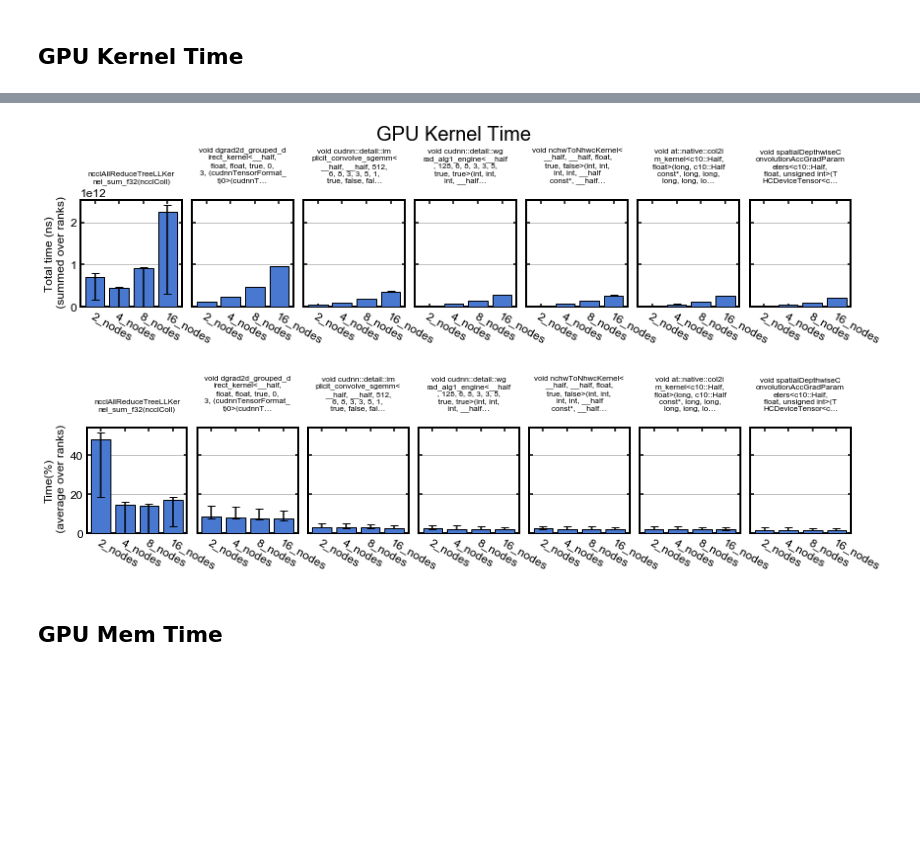
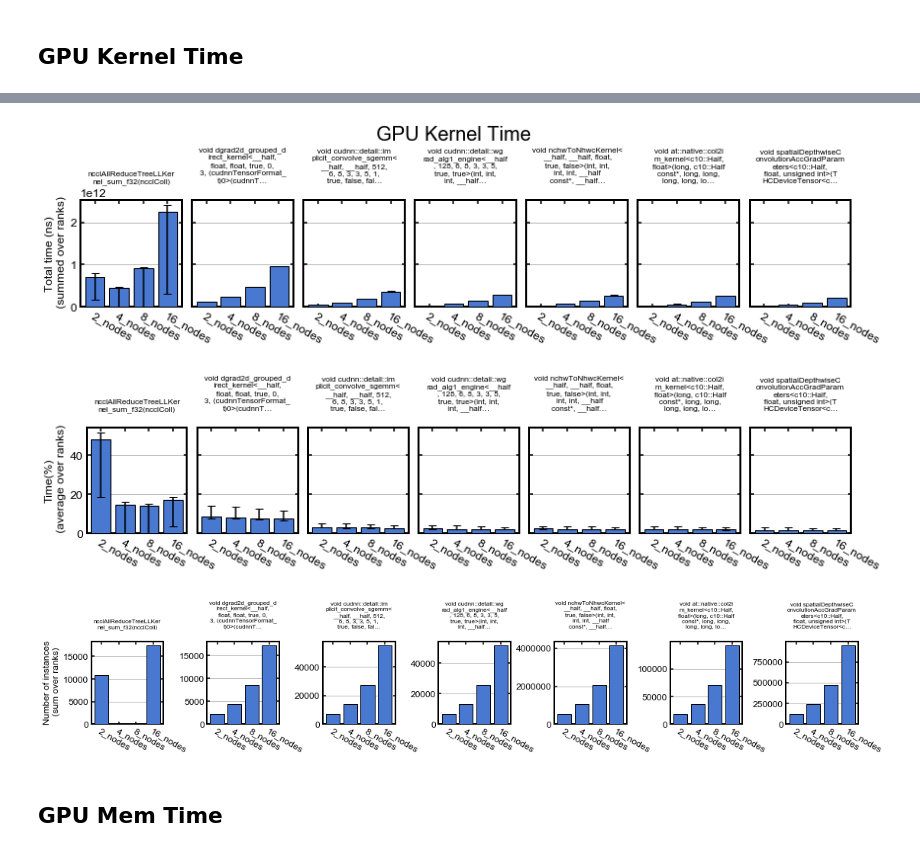
Before and after one commit to mrowan137/ml-performance-benchmark, a Jupyter notebook: deepcam/summit/analysis/plot_routines_vs_nodes.ipynb, the cells around one changed output, grey strips where cells are left out. Cells and saved outputs as stored; diff of their text form; code cells hidden in the pictures; blank space fills up the shorter version.

```diff
--- a/deepcam/summit/analysis/plot_routines_vs_nodes.ipynb
+++ b/deepcam/summit/analysis/plot_routines_vs_nodes.ipynb
@@ -102,36 +117,63 @@ for i, routine in enumerate(expensiveRoutines):
     if i==0: plt.ylabel('Total time (ns)\n (summed over ranks)')
 
 fig.subplots_adjust(wspace=0.1)
-plt.savefig('figs/GPU_Kernel_Time_ns.png', dpi=150, bbox_inches='tight')
+plt.savefig('figs/GPU_Kernel_Time_ns_2node_expensive.png', dpi=150, bbox_inches='tight')
 
 # Compare % times
 fig, axs = plt.subplots(nrows=1, ncols=nRoutines, sharey=True, figsize=(14, 2.))
 for i, routine in enumerate(expensiveRoutines):
     expensiveRoutineTimesSum = [ np.array( [np.array(d[nodes][r]['gpukernsum'].loc[d[nodes][r]['gpukernsum']['Name'] == routine]['Time(%)'])
                                              for r in d[nodes].keys()] ).mean() for nodes in all_nodes]
     expensiveRoutineTimesMin = [ np.array( [np.array(d[nodes][r]['gpukernsum'].loc[d[nodes][r]['gpukernsum']['Name'] == routine]['Time(%)'])
                                              for r in d[nodes].keys()] ).min() for nodes in all_nodes]
     expensiveRoutineTimesMax = [ np.array( [np.array(d[nodes][r]['gpukernsum'].loc[d[nodes][r]['gpukernsum']['Name'] == routine]['Time(%)'])
                                              for r in d[nodes].keys()] ).max() for nodes in all_nodes]
     yerrs = np.array([err for err in zip(np.array(expensiveRoutineTimesSum) - np.array(expensiveRoutineTimesMin),
                                          np.array(expensiveRoutineTimesMax) - np.array(expensiveRoutineTimesSum))]).T
 
     plt.sca(axs.flatten()[i])
     plt.gca().set_title("\n".join(wrap(routine, 22)), fontsize='8')
     plt.gca().title.set_y(1.1)
     plt.bar(all_nodes, expensiveRoutineTimesSum, color=colors[0],
             yerr=yerrs, edgecolor='k',
            capsize=4, zorder=5, ecolor='k')
     plt.gca().yaxis.grid(True)
 
     plt.xticks(rotation=-30, ha="left", rotation_mode="anchor")
     if i==0: plt.ylabel('Time(%)\n (average over ranks)')
 
 fig.subplots_adjust(wspace=0.1)
-plt.savefig('figs/GPU_Kernel_Time_Percent.png', dpi=150, bbox_inches='tight')
+plt.savefig('figs/GPU_Kernel_Time_Percent_2node_expensive.png', dpi=150, bbox_inches='tight')
+
+# Compare # instances
+fig, axs = plt.subplots(nrows=1, ncols=len(expensiveRoutines), sharey='none', figsize=(18, 2.))
+for i, routine in enumerate(expensiveRoutines):
+    expensiveRoutineTimesSum = [ np.array( [np.array(d[nodes][r]['gpukernsum'].loc[d[nodes][r]['gpukernsum']['Name'] == routine]['Instances'])
+                                             for r in d[nodes].keys()] ).sum() for nodes in all_nodes]
+    expensiveRoutineTimesMin = [ np.array( [np.array(d[nodes][r]['gpukernsum'].loc[d[nodes][r]['gpukernsum']['Name'] == routine]['Instances'])
+                                             for r in d[nodes].keys()] ).min() for nodes in all_nodes]
+    expensiveRoutineTimesMax = [ np.array( [np.array(d[nodes][r]['gpukernsum'].loc[d[nodes][r]['gpukernsum']['Name'] == routine]['Instances'])
+                                             for r in d[nodes].keys()] ).max() for nodes in all_nodes]
+    yerrs = np.array([err for err in zip(np.array(expensiveRoutineTimesSum) - nRanks*np.array(expensiveRoutineTimesMin),
+                                         nRanks*np.array(expensiveRoutineTimesMax) - np.array(expensiveRoutineTimesSum))]).T
+
+    plt.sca(axs.flatten()[i])
+    plt.gca().set_title("\n".join(wrap(routine, 22)), fontsize='8')
+    plt.gca().title.set_y(1.1)
+    plt.bar(all_nodes, expensiveRoutineTimesSum, color=colors[0],
+            yerr=yerrs, edgecolor='k',
+           capsize=4, zorder=5, ecolor='k')
+    plt.gca().yaxis.grid(True)
+
+    plt.xticks(rotation=-30, ha="left", rotation_mode="anchor")
+    if i==0: plt.ylabel('Number of instances\n (sum over ranks)')
+
+fig.subplots_adjust(wspace=0.6)
+plt.savefig('figs/GPU_Kernel_Instances_2node_expensive.png', dpi=150, bbox_inches='tight')
 # %% [output]
 [figure]
 [figure]
+[figure, added]
 # %% [markdown]
 ## GPU Mem Time
 # %%
```
Also changed, not shown: parts of 4 cells of this notebook, 20 other files.
